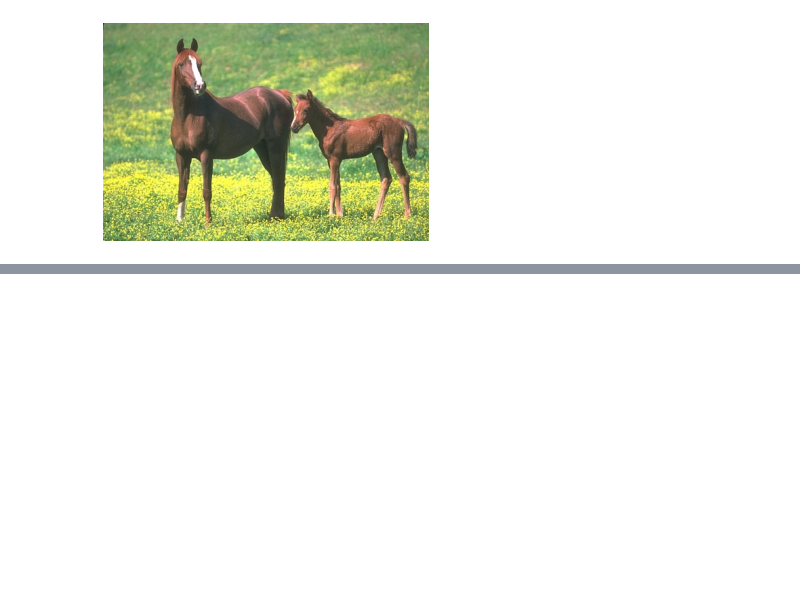
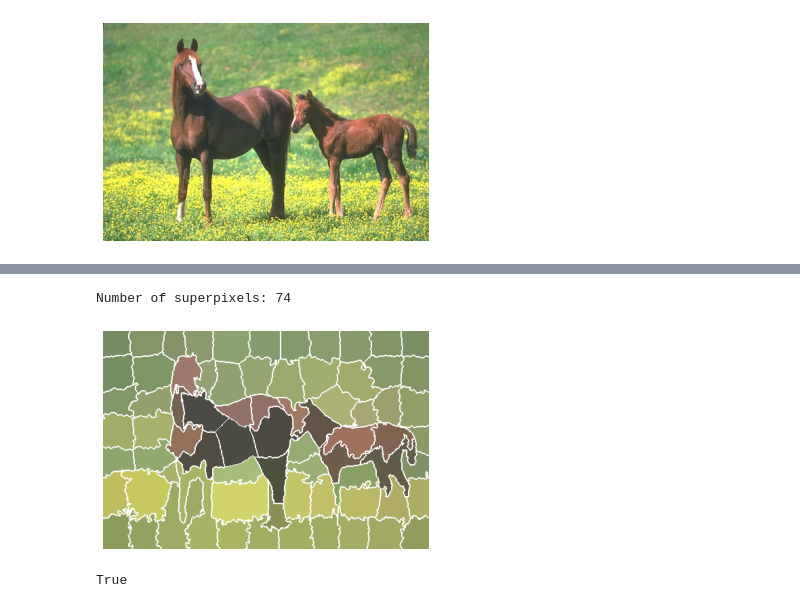
Before and after one commit to abdelrahman-0/Fuzzy-Simple-Linear-Iterative-Clustering, a Jupyter notebook: Fuzzy SLIC.ipynb, the cells around one changed output, grey strips where cells are left out. Cells and saved outputs as stored; diff of their text form; code cells hidden in the pictures; blank space fills up the shorter version.

```diff
--- a/Fuzzy SLIC.ipynb
+++ b/Fuzzy SLIC.ipynb
@@ -155,18 +158,22 @@ show_inplace(img)
 # %%
 # Convert RGB to CIELAB format which is perceptually uniform for small color differences
 img = img/255
 lab = rgb2lab(img)
 
 # Run Fuzzy SLIC
-superpixels = fslic(lab, initial_num_clusters=100, compactness=17, max_iterations=10)
+superpixels = fslic(lab, initial_num_clusters=30, compactness=17, max_iterations=10)
 print("Number of superpixels:", len(np.unique(superpixels.reshape((h*w, 3)), axis=0)))
 
 # Convert result back to RGB and display result with contours
 result = lab2rgb(superpixels)
 unique_labels = np.unique(result.reshape((-1, 3)), axis=0, return_inverse=True)[1].reshape((h, w))
 contours = mark_boundaries(result, unique_labels, color=[1,1,1])
 show_inplace(contours)
 cv2.imwrite('fslic.jpg', cv2.cvtColor((255 * contours).astype(np.uint8), cv2.COLOR_RGB2BGR))
+# %% [output]
+Number of superpixels: 74
+[figure, added]
+True
 # %%
 clustered = cluster_superpixels(superpixels)
 colored = color_regions(clustered, img)
```
Also changed, not shown: parts of 3 cells of this notebook, 2 other files.
